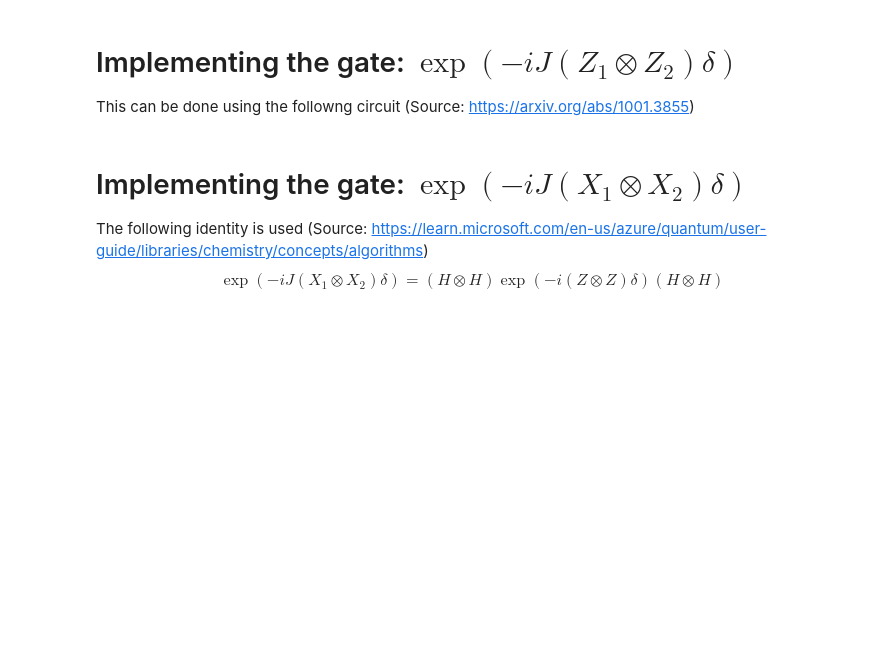
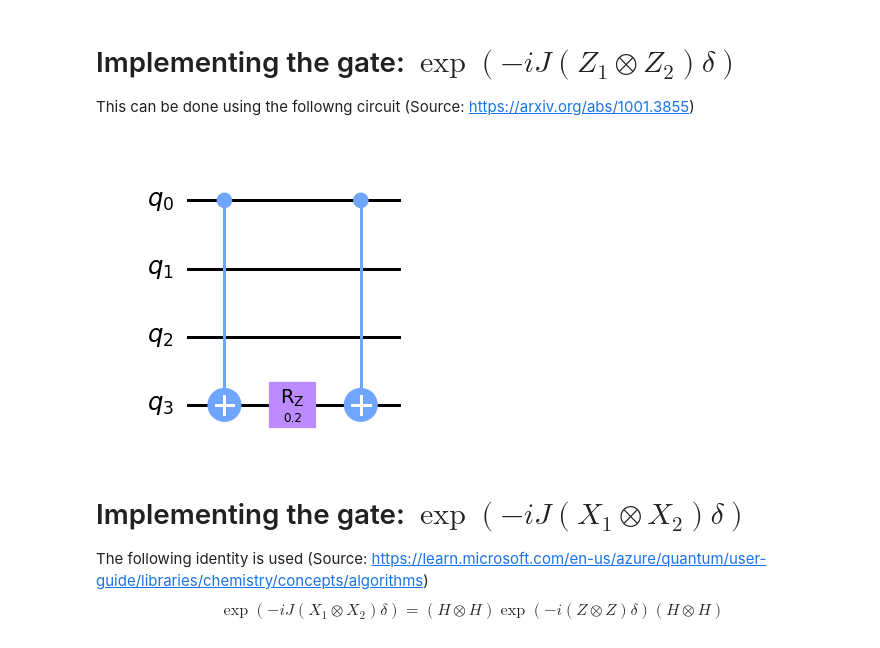
Before and after one commit to psasanka1729/hamiltonian_evolution_heisenberg_model, a Jupyter notebook: Hamiltonian_simulation_Heisenberg_model_qiskit.ipynb, the cells around one changed output. Saved outputs shown, nothing was run; the diff lists cells and outputs as text; code cells hidden in the pictures; blank space fills up the shorter version.

Commit message:
draw circuit for each sub circuits

```diff
--- a/Hamiltonian_simulation_Heisenberg_model_qiskit.ipynb
+++ b/Hamiltonian_simulation_Heisenberg_model_qiskit.ipynb
@@ -17,10 +17,13 @@ L = 4
 # %%
 def zz_circuit(qubit_0,qubit_1,delta):
     qc_zz = QuantumCircuit(L)
     qc_zz.cx(qubit_0,qubit_1)
     qc_zz.rz(2*delta,qubit_1)
     qc_zz.cx(qubit_0,qubit_1)
     return qc_zz#.draw("mpl",scale=1.5)
+zz_circuit(0,3,0.1).draw("mpl",scale=1.5)
+# %% [output]
+[figure, added]
 # %% [markdown]
 # Implementing the gate: $\exp(-iJ(X_{1} \otimes X_{2}) \delta)$
 The following identity is used (Source: https://learn.microsoft.com/en-us/azure/quantum/user-guide/libraries/chemistry/concepts/algorithms)
```
Also changed, not shown: parts of 3 cells of this notebook.
